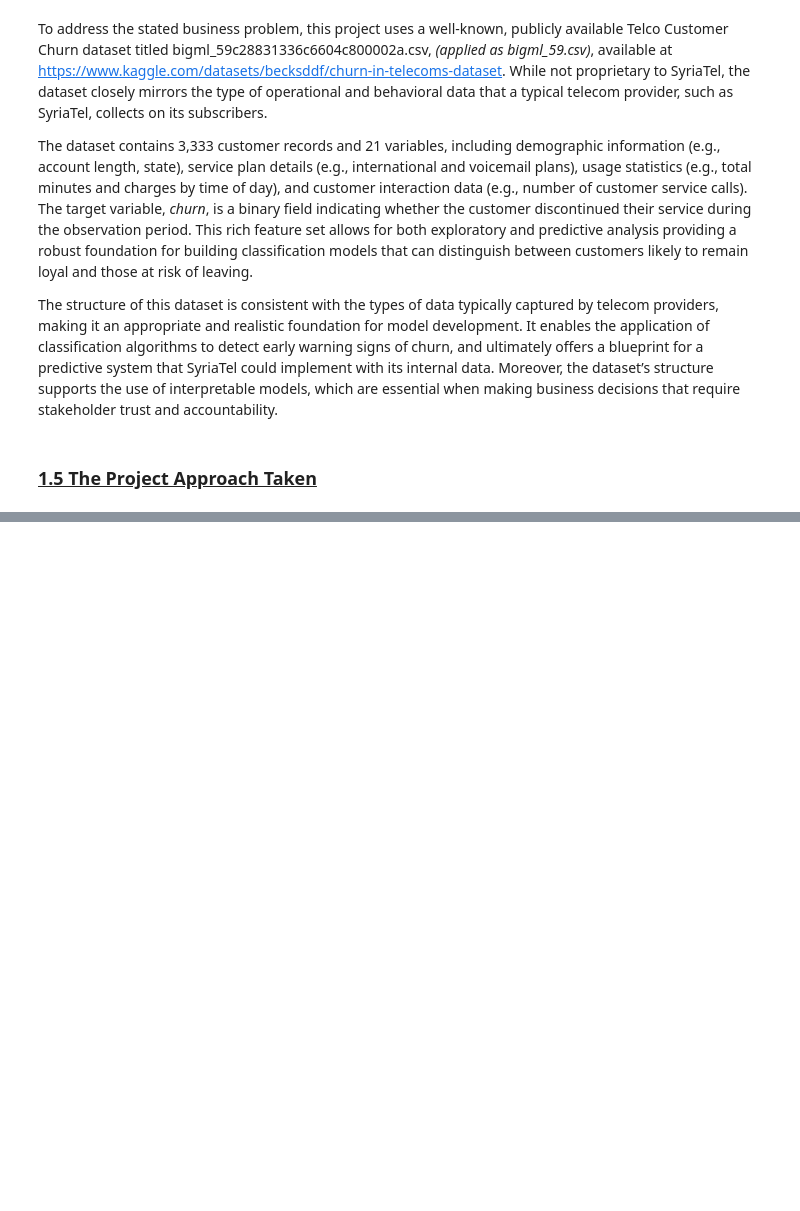
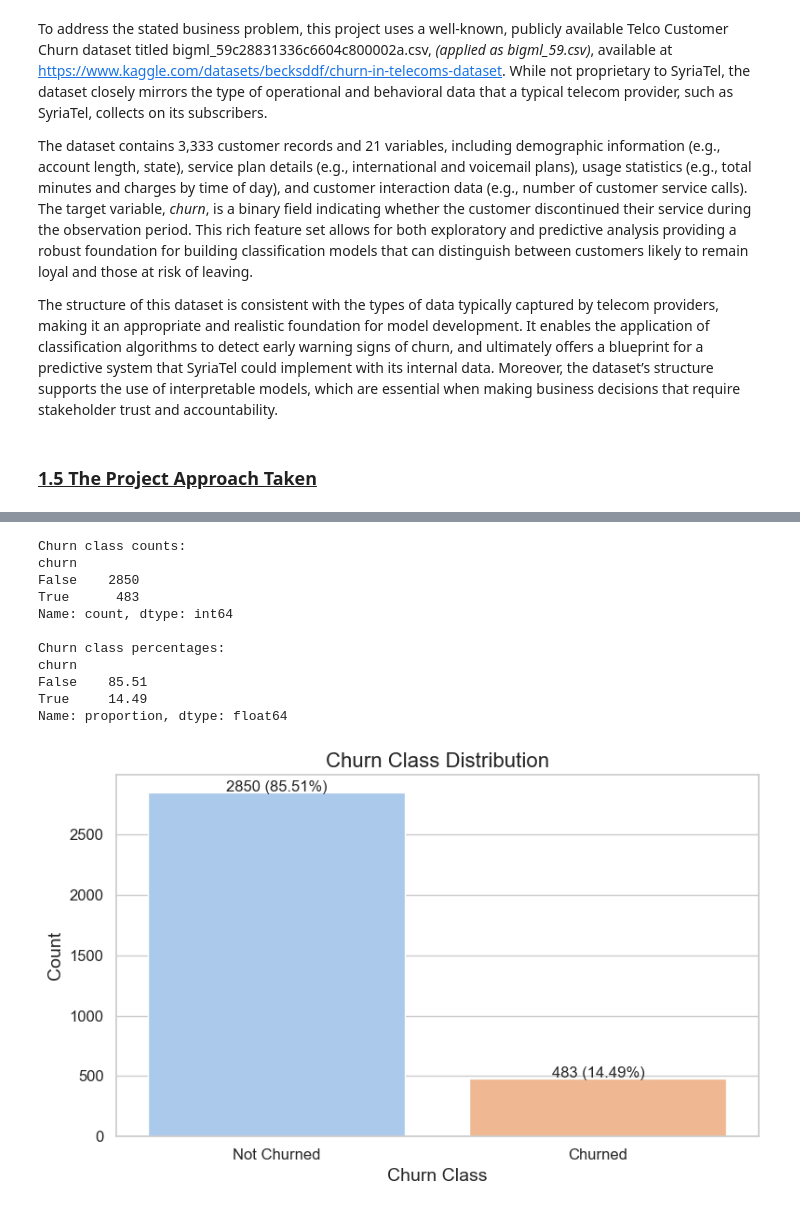
Before and after one commit to JabesGK/Jabes_Phase_3_Project, a Jupyter notebook: Phase_3_Project_Updated.ipynb, the cells around one changed output, grey strips where cells are left out. Cells and saved outputs as stored; diff of their text form; code cells hidden in the pictures; blank space fills up the shorter version.

```diff
--- a/Phase_3_Project_Updated.ipynb
+++ b/Phase_3_Project_Updated.ipynb
@@ -152,0 +319,44 @@ This section outlines the methodology used in the project, following a standard
+# %%
+# Count of churn classes
+churn_counts = df['churn'].value_counts()
+churn_percent = df['churn'].value_counts(normalize=True) * 100
+
+# displaying the churn counts and percentages
+print("Churn class counts:")
+print(churn_counts)
+print("\nChurn class percentages:")
+print(churn_percent.round(2))
+
+# visualizing the churn class distribution
+
+# create a bar plot
+sns.set_palette("pastel")
+plt.figure(figsize=(8, 5))
+sns.countplot(x='churn', data=df, palette="pastel")
+
+# add the percentage labels on top of the bars
+for i, count in enumerate(churn_counts):
+    percentage = churn_percent[i]
+    plt.text(i, count + 5, f'{count} ({percentage:.2f}%)', ha='center', fontsize=12)
+
+# set the title and labels
+plt.title('Churn Class Distribution', fontsize=16)
+plt.xlabel('Churn Class', fontsize=14)
+plt.ylabel('Count', fontsize=14)
+plt.xticks([0, 1], ['Not Churned', 'Churned'], fontsize=12)
+plt.yticks(fontsize=12)
+plt.tight_layout()
+plt.show()
+# %% [output]
+Churn class counts:
+churn
+False    2850
+True      483
+Name: count, dtype: int64
+
+Churn class percentages:
+churn
+False    85.51
+True     14.49
+Name: proportion, dtype: float64
+[figure, added]
```
Also changed, not shown: parts of 90 cells of this notebook.
